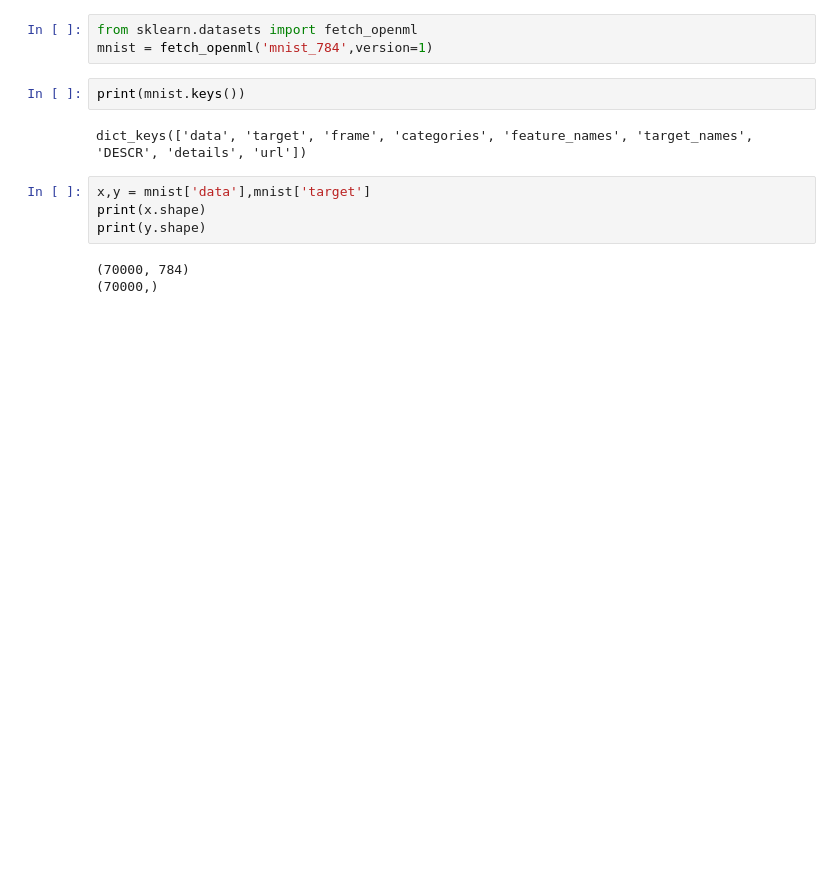
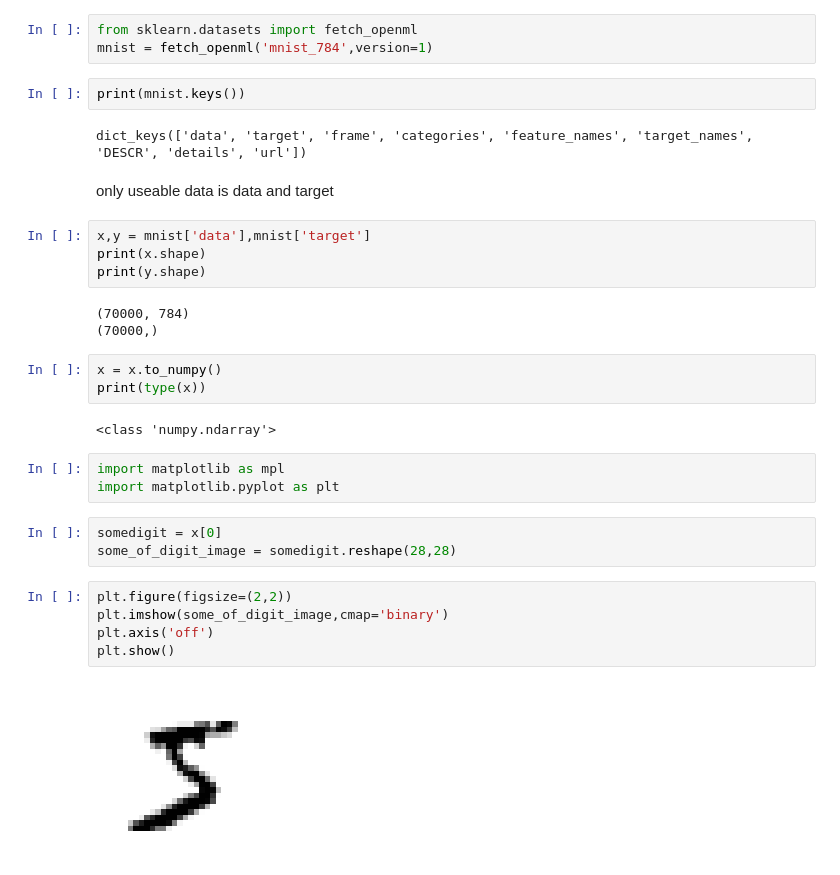
Before and after one commit to Abhisingh980/hands-on-machine-learning-second-edition, a Jupyter notebook: deepnote/Abhinesh_kumar’s_recommendations_system/chapter 3-clasification.ipynb, the cells around one changed output. Saved outputs shown, nothing was run; the diff lists cells and outputs as text; blank space fills up the shorter version.

```diff
--- a/deepnote/Abhinesh_kumar’s_recommendations_system/chapter 3-clasification.ipynb
+++ b/deepnote/Abhinesh_kumar’s_recommendations_system/chapter 3-clasification.ipynb
@@ -7,6 +11,8 @@ mnist = fetch_openml('mnist_784',version=1)
 print(mnist.keys())
 # %% [output]
 dict_keys(['data', 'target', 'frame', 'categories', 'feature_names', 'target_names', 'DESCR', 'details', 'url'])
+# %% [markdown]
+only useable data is data and target
 # %%
 x,y = mnist['data'],mnist['target']
 print(x.shape)
@@ -14,3 +20,21 @@ print(y.shape)
 # %% [output]
 (70000, 784)
 (70000,)
+# %%
+x = x.to_numpy()
+print(type(x))
+# %% [output]
+<class 'numpy.ndarray'>
+# %%
+import matplotlib as mpl
+import matplotlib.pyplot as plt
+# %%
+somedigit = x[0]
+some_of_digit_image = somedigit.reshape(28,28)
+# %%
+plt.figure(figsize=(2,2))
+plt.imshow(some_of_digit_image,cmap='binary')
+plt.axis('off')
+plt.show()
+# %% [output]
+[figure, added]
```
Also changed, not shown: parts of 29 cells of this notebook.
